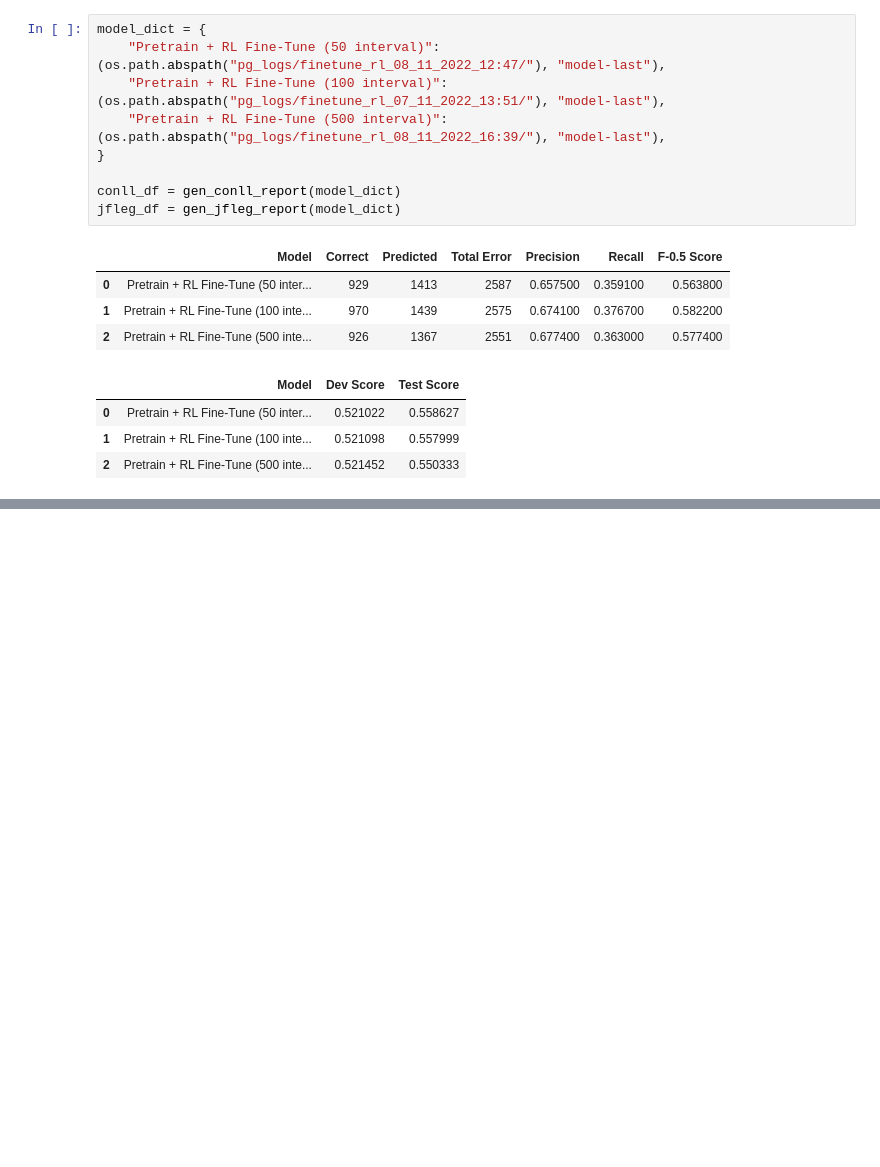
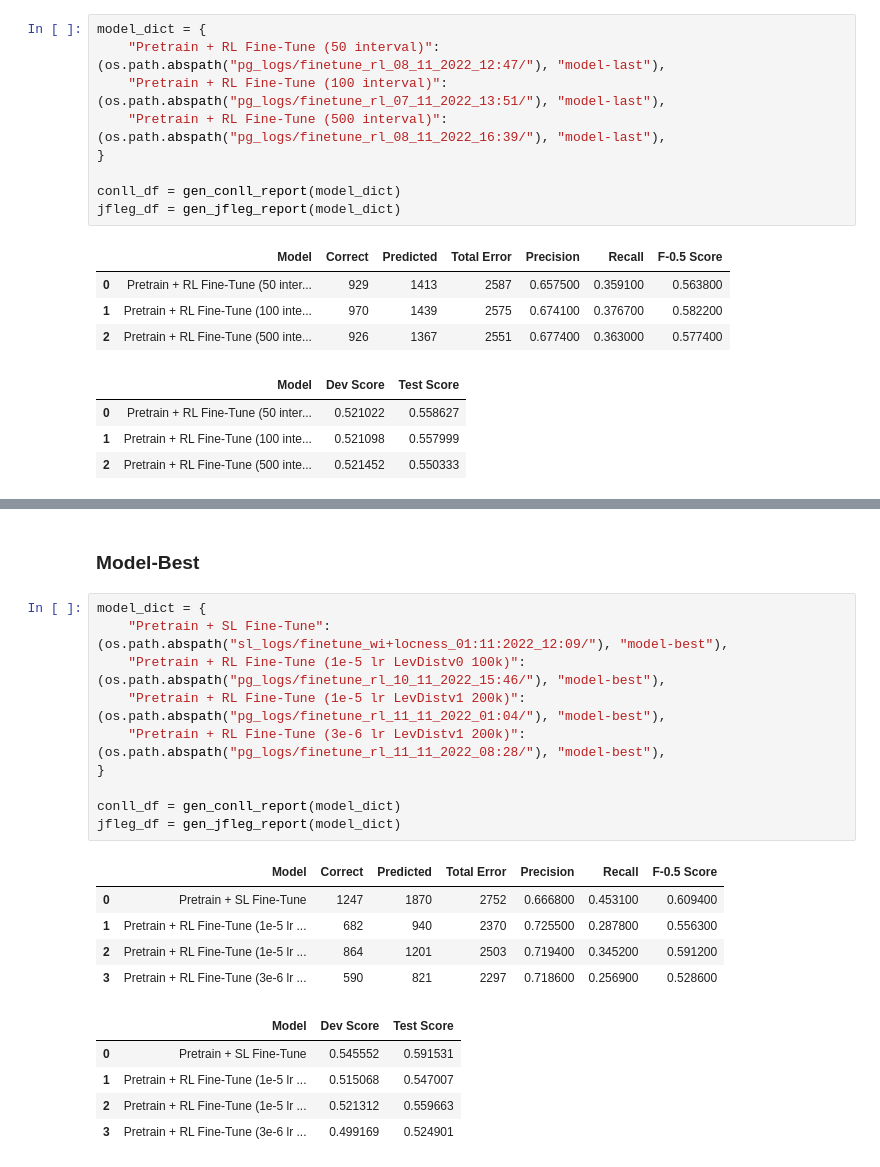
Before and after one commit to RajK853/DRL-GEC, a Jupyter notebook: notebooks/Generate_Score_Report.ipynb, the cells around one changed output, grey strips where cells are left out. Drawn from its saved outputs; the diff is of its cells as text; blank space fills up the shorter version.

```diff
--- a/notebooks/Generate_Score_Report.ipynb
+++ b/notebooks/Generate_Score_Report.ipynb
@@ -328,0 +345,23 @@ jfleg_df = gen_jfleg_report(model_dict)
+# %% [markdown]
+### Model-Best
+# %%
+model_dict = {
+    "Pretrain + SL Fine-Tune": (os.path.abspath("sl_logs/finetune_wi+locness_01:11:2022_12:09/"), "model-best"),
+    "Pretrain + RL Fine-Tune (1e-5 lr LevDistv0 100k)": (os.path.abspath("pg_logs/finetune_rl_10_11_2022_15:46/"), "model-best"),
+    "Pretrain + RL Fine-Tune (1e-5 lr LevDistv1 200k)": (os.path.abspath("pg_logs/finetune_rl_11_11_2022_01:04/"), "model-best"),
+    "Pretrain + RL Fine-Tune (3e-6 lr LevDistv1 200k)": (os.path.abspath("pg_logs/finetune_rl_11_11_2022_08:28/"), "model-best"),
+}
+
+conll_df = gen_conll_report(model_dict)
+jfleg_df = gen_jfleg_report(model_dict)
+# %% [output]
+|  | Model | Correct | Predicted | Total Error | Precision | Recall | F-0.5 Score |
+| 0 | Pretrain + SL Fine-Tune | 1247 | 1870 | 2752 | 0.666800 | 0.453100 | 0.609400 |
+| 1 | Pretrain + RL Fine-Tune (1e-5 lr ... | 682 | 940 | 2370 | 0.725500 | 0.287800 | 0.556300 |
+| 2 | Pretrain + RL Fine-Tune (1e-5 lr ... | 864 | 1201 | 2503 | 0.719400 | 0.345200 | 0.591200 |
+| 3 | Pretrain + RL Fine-Tune (3e-6 lr ... | 590 | 821 | 2297 | 0.718600 | 0.256900 | 0.528600 |
+|  | Model | Dev Score | Test Score |
+| 0 | Pretrain + SL Fine-Tune | 0.545552 | 0.591531 |
+| 1 | Pretrain + RL Fine-Tune (1e-5 lr ... | 0.515068 | 0.547007 |
+| 2 | Pretrain + RL Fine-Tune (1e-5 lr ... | 0.521312 | 0.559663 |
+| 3 | Pretrain + RL Fine-Tune (3e-6 lr ... | 0.499169 | 0.524901 |
```
Also changed, not shown: parts of 6 cells of this notebook, 4 other files.
